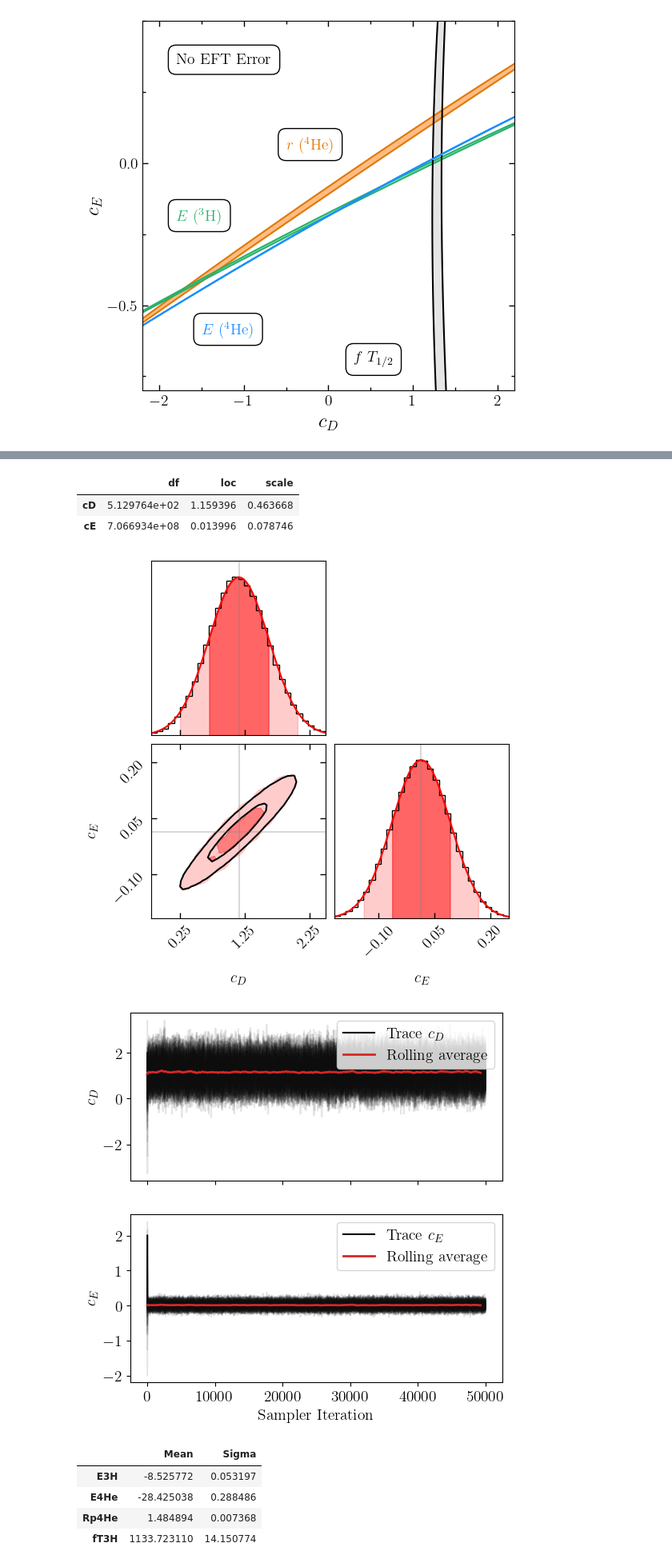
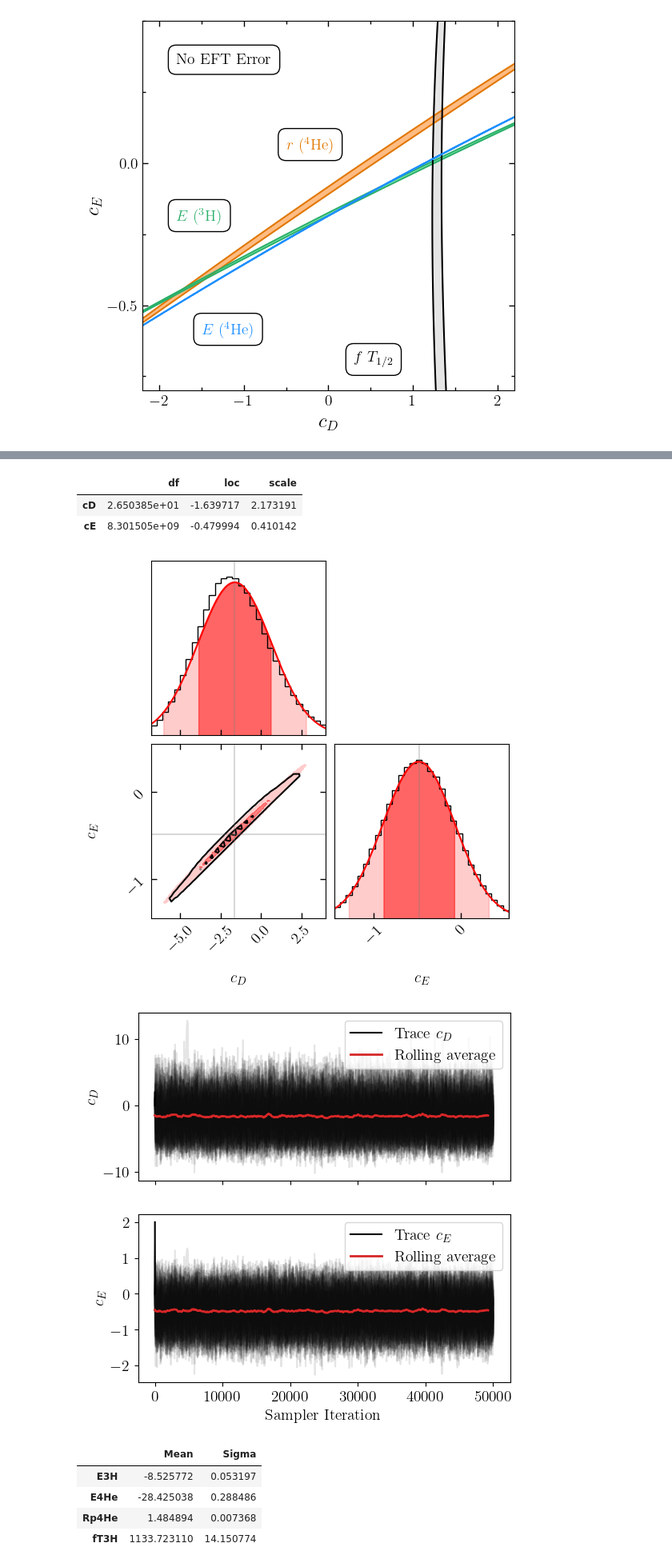
Before and after one commit to stommen/tif285-projects, a Jupyter notebook: project_1/project1_JHOS.ipynb, the cells around one changed output, grey strips where cells are left out. Shown at 80% size. Cells and saved outputs as stored; diff of their text form; code cells hidden in the pictures.

```diff
--- a/project_1/project1_JHOS.ipynb
+++ b/project_1/project1_JHOS.ipynb
@@ -83,9 +83,12 @@ def trace_plotter(sampler, iterations, sampler_idx=None, ndim=2, save=False):
     # If we have three parameters (the extra task), plot the trace of Q as well
     if ndim == 3:
         fig_trace, ax_trace = plt.subplots(3, 1, sharex=True, figsize=(6, 6))
+        ax_trace[2].plot([0,1,2], [0,1,2], 'k')
+        ax_trace[2].plot(running_mean(sampler.chain[:, :iterations, 2].T,factor=0.015),color='tab:red',alpha=1,linewidth = 2)
         ax_trace[2].plot(sampler.chain[:, :iterations, 2].T, color='k', alpha=0.3)
         ax_trace[2].plot(running_mean(sampler.chain[:, :iterations, 2].T,factor=0.015),color='tab:red',alpha=0.7,linewidth = 0.3)
         ax_trace[2].set_ylabel(r'$Q$')
+        ax_trace[2].legend(['Trace $Q$','Rolling average'],loc = 'upper right')
         ax_trace[2].set_xlabel('Sampler Iteration')
     # If we have two parameters, plot the traces of cD and cE
     else:
@@ -354,12 +357,12 @@ pos = np.vstack((cD, cE))
 nwalkers, ndim = pos.T.shape
 
 # The case considering the data set with two observables
-#sampler_2 = emcee.EnsembleSampler(nwalkers, ndim, log_prob_fn=log_posterior, args=[('E4He', 'Rp4He')])
-#run_2 = sampler_2.run_mcmc(pos.T, 50500, progress=True)
+sampler_2 = emcee.EnsembleSampler(nwalkers, ndim, log_prob_fn=log_posterior, args=[('E4He', 'Rp4He')])
+run_2 = sampler_2.run_mcmc(pos.T, 50500, progress=True)
 
 # The case considering the data set with four observables
-sampler_4 = emcee.EnsembleSampler(nwalkers, ndim, log_prob_fn=log_posterior, args=[('E4He', 'Rp4He', 'E3H', 'fT3H')])
-run_4 = sampler_4.run_mcmc(pos.T, 50500, progress=True)
+#sampler_4 = emcee.EnsembleSampler(nwalkers, ndim, log_prob_fn=log_posterior, args=[('E4He', 'Rp4He', 'E3H', 'fT3H')])
+#run_4 = sampler_4.run_mcmc(pos.T, 50500, progress=True)
 # %%
 # ---------------------- Analysis of the MCMC samples ----------------------- #
 def sample_analyzer(sampler, save=False):
@@ -581,8 +584,8 @@ def sample_analyzer(sampler, save=False):
 
     return flat_samples
 
-#samples_2 = sample_analyzer(sampler='2',save=False)
-samples_4 = sample_analyzer(sampler='4',save=False)
+samples_2 = sample_analyzer(sampler='2',save=False)
+#samples_4 = sample_analyzer(sampler='4',save=False)
 # %% [output]
 Number of samples:  1250000
 |  | Mean | Sigma |
@@ -591,9 +594,9 @@ Number of samples:  1250000
 t-distribution fit parameters:
 |  | df | loc | scale |
-| cD | 5.129764e+02 | 1.159396 | 0.463668 |
-| cE | 7.066934e+08 | 0.013996 | 0.078746 |
+| cD | 2.650385e+01 | -1.639717 | 2.173191 |
+| cE | 8.301505e+09 | -0.479994 | 0.410142 |
-[figure, old version]
+[figure, new version]
-[figure, old version]
+[figure, new version]
 # %%
 # =========================================================================== #
 # Task 3: Posterior predictive distributions
```
Also changed, not shown: parts of 5 cells of this notebook, 1 other file.
